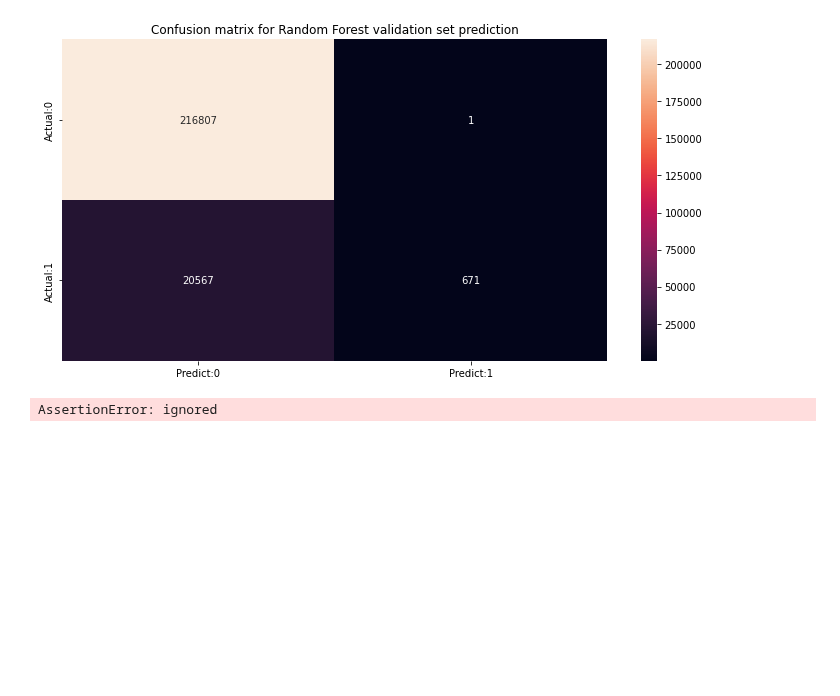
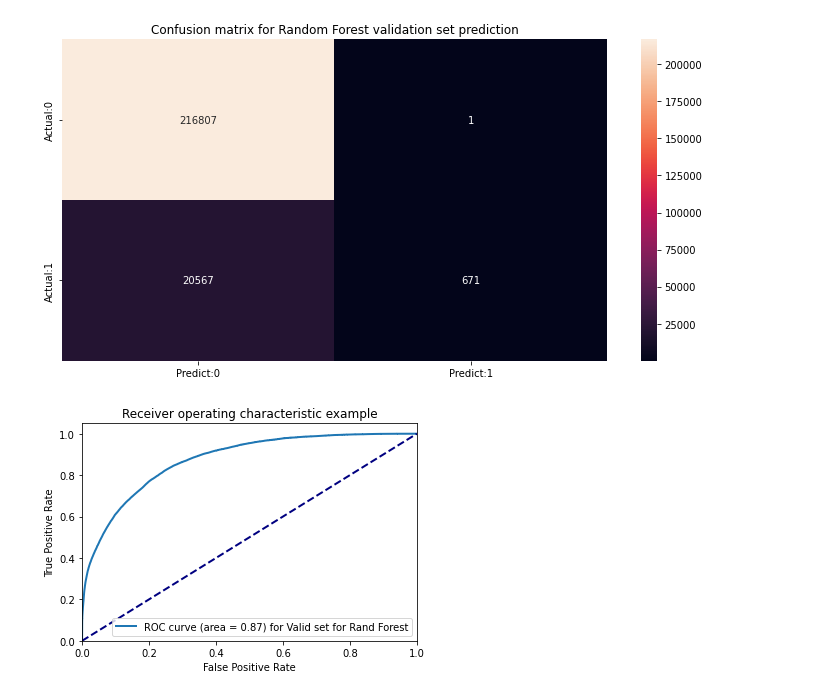
Before and after one commit to M0rph3e/ift6758-project-main, a Jupyter notebook: notebooks/try_your_best_shot.ipynb, the cells around one changed output. Drawn from its saved outputs; the diff is of its cells as text; code cells hidden in the pictures; blank space fills up the shorter version.

Commit message:
Plots

```diff
--- a/notebooks/try_your_best_shot.ipynb
+++ b/notebooks/try_your_best_shot.ipynb
@@ -465,6 +465,6 @@ plot_metrics.plotConfusion(y_valid,y_pred_valid, title='Confusion matrix for Ran
 weighted avg       0.92      0.91      0.88    238046
 [figure]
 # %%
-plot_metrics.plot_roc(y_valid,score_)
+plot_metrics.plot_roc([y_valid],[y_proba_val],["Valid set for Rand Forest"])
 # %% [output]
-AssertionError: ignored
+[figure, added]
```
Also changed, not shown: parts of 2 cells of this notebook.
